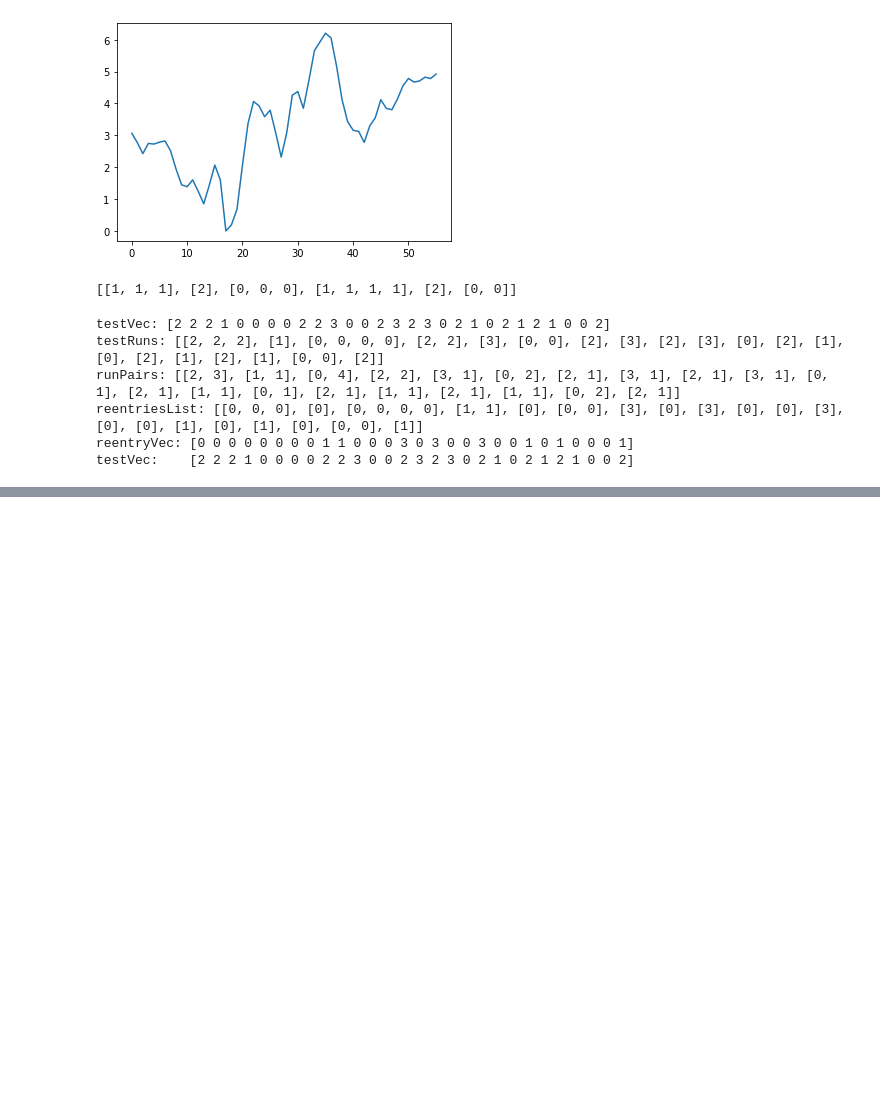
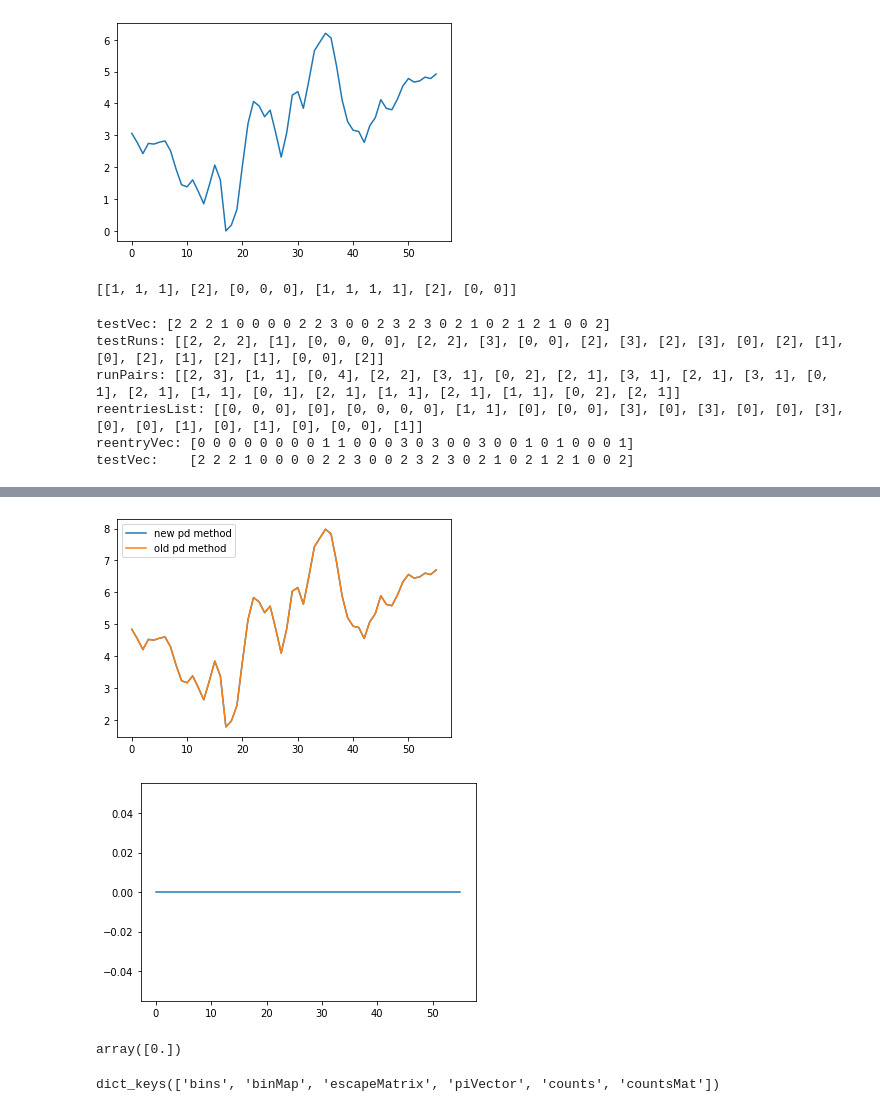
Before and after one commit to wesleymsmith/Milestoning_Analysis, a Jupyter notebook: MD_Milestone_Analysis_Testing.ipynb, the cells around one changed output, grey strips where cells are left out. Saved outputs shown, nothing was run; the diff lists cells and outputs as text; code cells hidden in the pictures; blank space fills up the shorter version.

```diff
--- a/MD_Milestone_Analysis_Testing.ipynb
+++ b/MD_Milestone_Analysis_Testing.ipynb
@@ -327,0 +531,22 @@ reentryVec: [0 0 0 0 0 0 0 1 1 1 3 3 1 1 0 0 3 3 3 3 0 3 3 0 1 1 1 1 0 0 1 1]
+# %%
+tempVec1=-np.log(testEscapeData['piVec'])
+#tempVec1=tempVec1-np.min(tempVec1)
+plt.plot(tempVec1,label='new pd method')
+tempVec2=-np.log(escapeDataDict[0]['piVector'])
+#tempVec2=tempVec2-np.min(tempVec2)
+plt.plot(tempVec2,label='old pd method')
+plt.legend()
+plt.show()
+plt.plot(tempVec2-tempVec1)
+plt.show()
+# %% [output]
+[figure, added]
+[figure, added]
+# %%
+np.unique(tempVec2-tempVec1)
+# %% [output]
+array([0.])
+# %%
+escapeDataDict[0].keys()
+# %% [output]
+dict_keys(['bins', 'binMap', 'escapeMatrix', 'piVector', 'counts', 'countsMat'])
```
Also changed, not shown: parts of 14 cells of this notebook, 1 other file.
